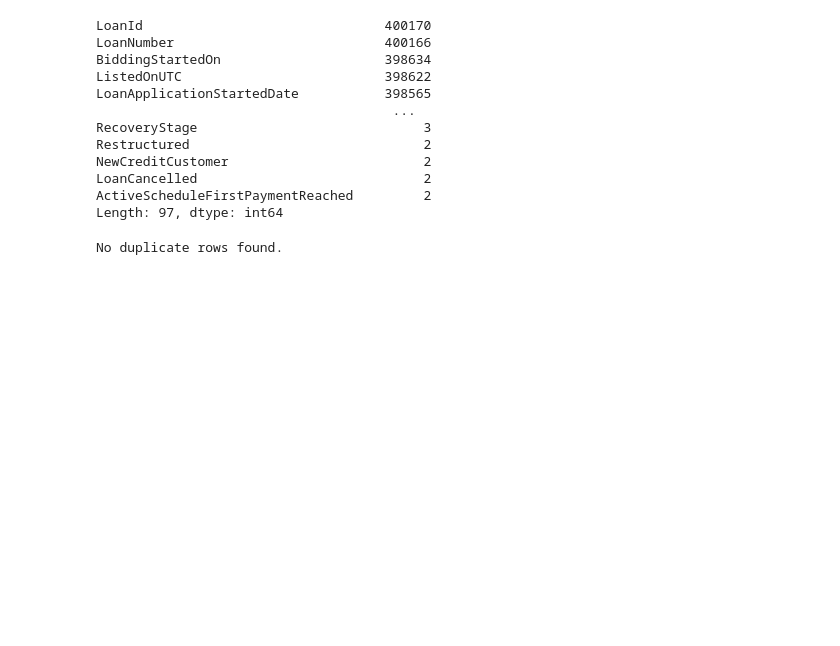
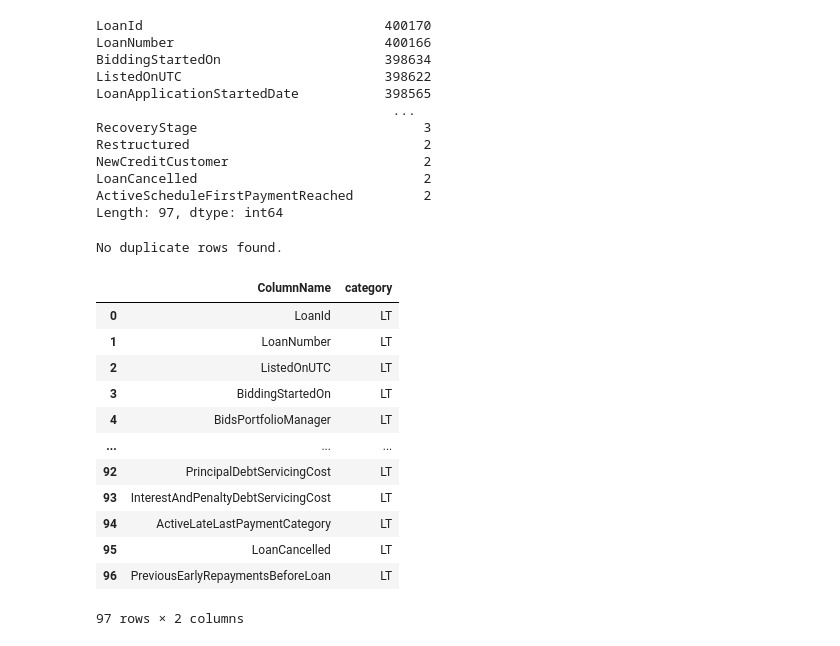
Before and after one commit to Thomas-mp4/p2p-credit-risk, a Jupyter notebook: 01_data_understanding.ipynb, the cells around one changed output. Drawn from its saved outputs; the diff is of its cells as text; code cells hidden in the pictures; blank space fills up the shorter version.

```diff
--- a/01_data_understanding.ipynb
+++ b/01_data_understanding.ipynb
@@ -154,3 +225,49 @@ else:
     print("No duplicate rows found. Valeri")
 # %% [output]
 No duplicate rows found.
+# %%
+df_copy = df.copy()
+bp_cols = {
+    "NewCreditCustomer",
+    "VerificationType",
+    "LanguageCode",
+    "Age",
+    "Gender",
+    "Country",
+    "Education",
+    "EmploymentDurationCurrentEmployer",
+    "OccupationArea",
+    "HomeOwnershipType",
+    "IncomeFromPrincipalEmployer",
+    "IncomeFromPension",
+    "IncomeFromFamilyAllowance",
+    "IncomeFromSocialWelfare",
+    "IncomeFromLeavePay",
+    "IncomeFromChildSupport",
+    "IncomeOther",
+    "IncomeTotal",
+    "ExistingLiabilities",
+    "LiabilitiesTotal",
+    "RefinanceLiabilities",
+    "DebtToIncome",
+    "FreeCash"
+}
+cols_df = pd.DataFrame(df_copy.columns, columns=["ColumnName"])
+cols_df["category"] = cols_df["ColumnName"].apply(
+    lambda col: "BP" if col in bp_cols else "LT"
+)
+cols_df
+# %% [output]
+|  | ColumnName | category |
+| 0 | LoanId | LT |
+| 1 | LoanNumber | LT |
+| 2 | ListedOnUTC | LT |
+| 3 | BiddingStartedOn | LT |
+| 4 | BidsPortfolioManager | LT |
+| ... | ... | ... |
+| 92 | PrincipalDebtServicingCost | LT |
+| 93 | InterestAndPenaltyDebtServicingCost | LT |
+| 94 | ActiveLateLastPaymentCategory | LT |
+| 95 | LoanCancelled | LT |
+| 96 | PreviousEarlyRepaymentsBeforeLoan | LT |
+97 rows × 2 columns
```
Also changed, not shown: parts of 8 cells of this notebook.
